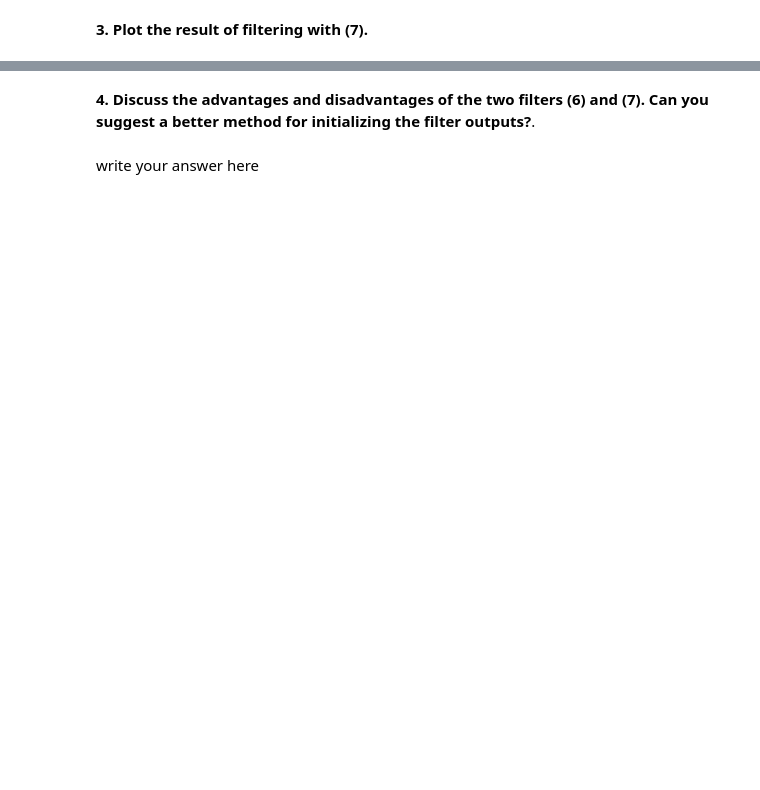
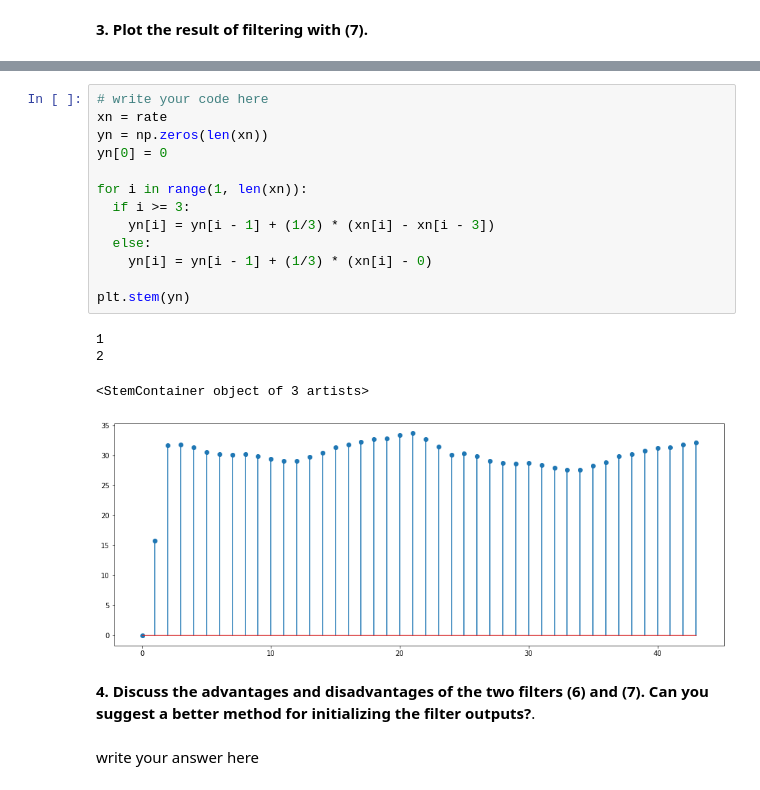
Before and after one commit to cdavin2/dsp_lab02, a Jupyter notebook: lab02_instructions.ipynb, the cells around one changed output, grey strips where cells are left out. Drawn from its saved outputs; the diff is of its cells as text; blank space fills up the shorter version.

```diff
--- a/lab02_instructions.ipynb
+++ b/lab02_instructions.ipynb
@@ -581,3 +581,21 @@ rate = np.load("stockrates.npy")
+# %%
+# write your code here
+xn = rate
+yn = np.zeros(len(xn))
+yn[0] = 0
+
+for i in range(1, len(xn)):
+  if i >= 3:
+    yn[i] = yn[i - 1] + (1/3) * (xn[i] - xn[i - 3])
+  else:
+    yn[i] = yn[i - 1] + (1/3) * (xn[i] - 0)
+
+plt.stem(yn)
+# %% [output]
+1
+2
+<StemContainer object of 3 artists>
+[figure, added]
 # %% [markdown]
 **4. Discuss the advantages and disadvantages of the two filters (6) and (7). Can you suggest a better method for initializing the filter outputs?**.
 # %% [markdown]
```
Also changed, not shown: parts of 25 cells of this notebook.
